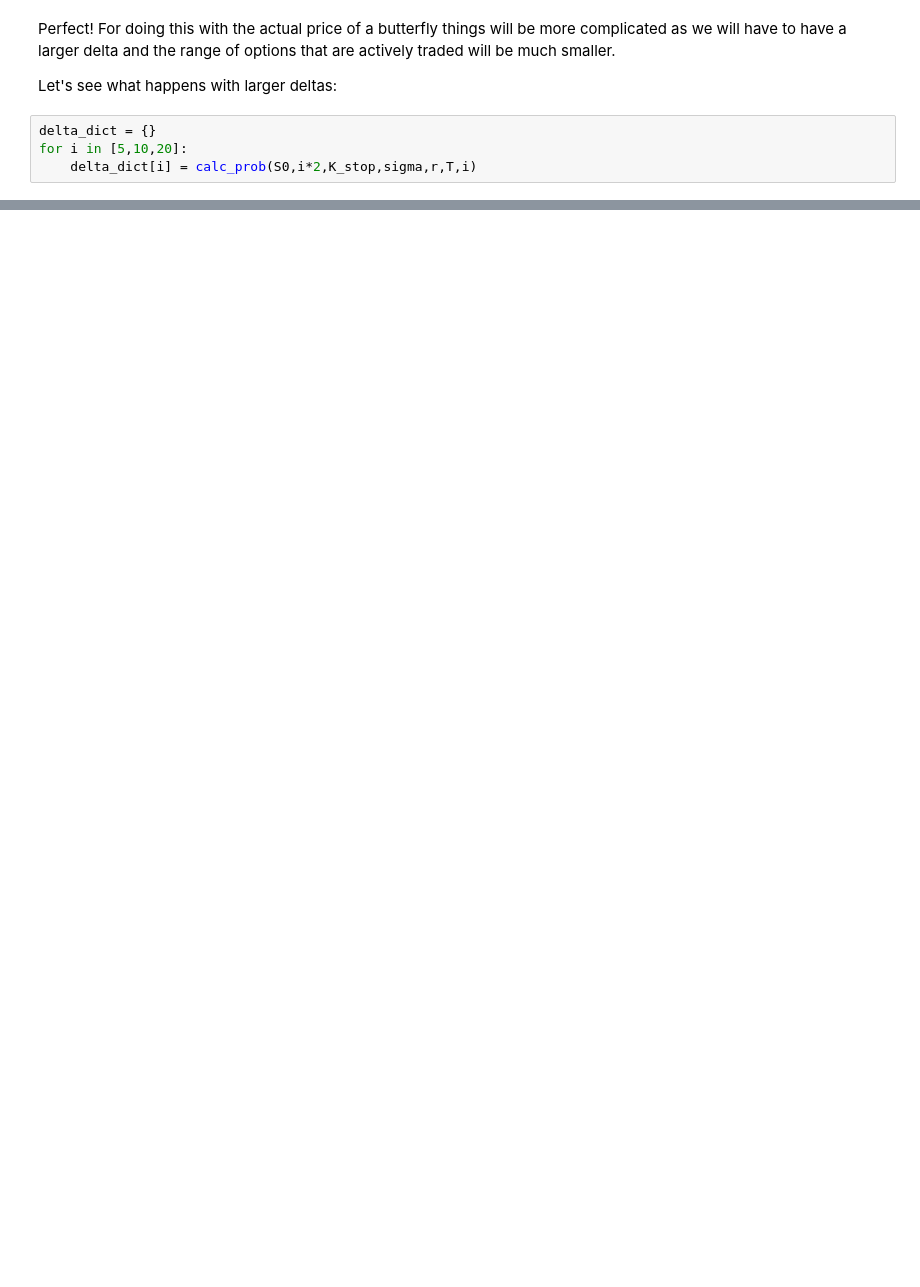
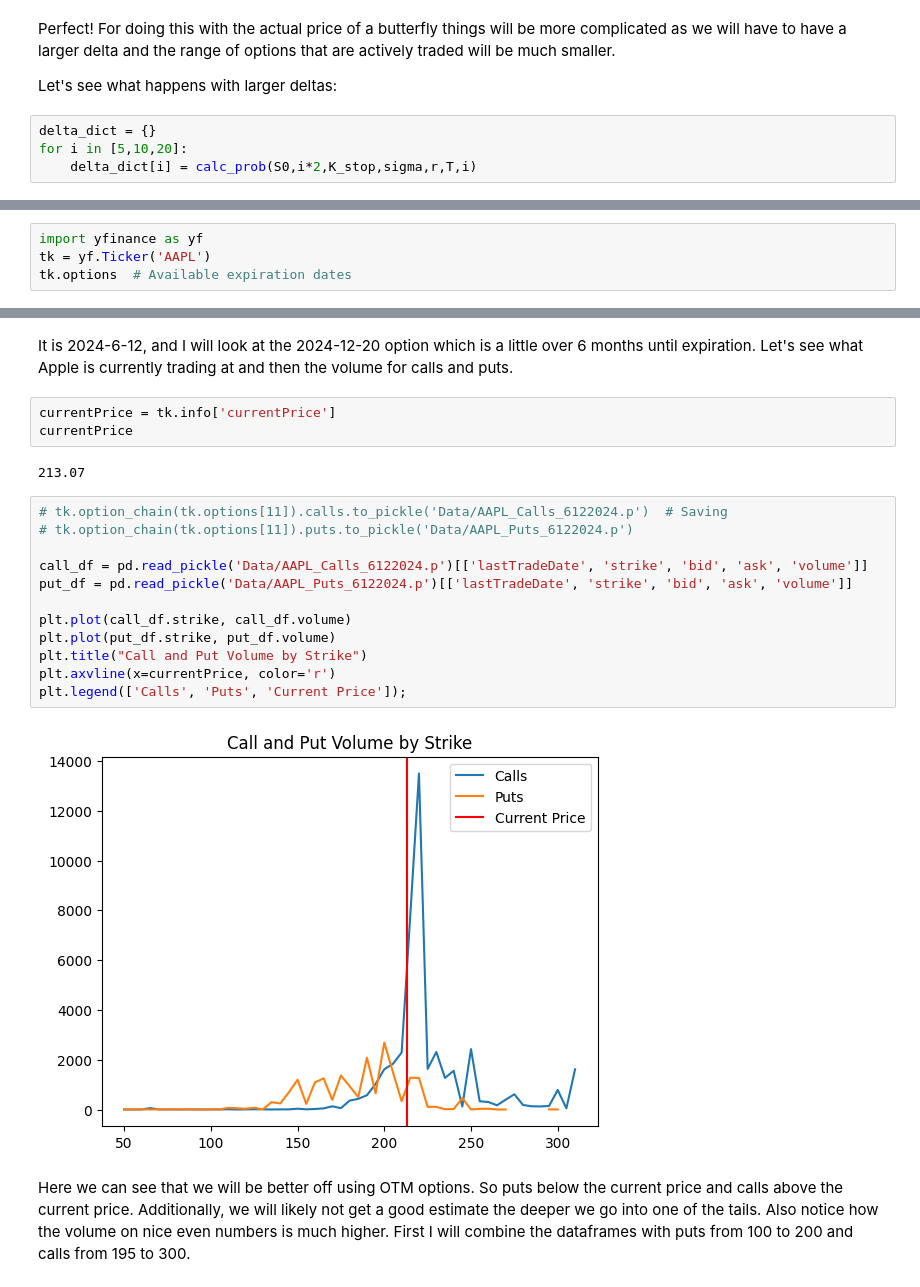
Before and after one commit to hdaniel17/options, a Jupyter notebook: implied-probability.ipynb, the cells around one changed output, grey strips where cells are left out. Cells and saved outputs as stored; diff of their text form; blank space fills up the shorter version.

Commit message:
Start to looking at AAPL

```diff
--- a/implied-probability.ipynb
+++ b/implied-probability.ipynb
@@ -174,0 +180,4 @@ plt.legend(['5 delta', '10 delta', '20 delta', 'B-S Assumed']);
+# %%
+import yfinance as yf
+tk = yf.Ticker('AAPL')
+tk.options  # Available expiration dates
@@ -174,0 +205,23 @@ plt.legend(['5 delta', '10 delta', '20 delta', 'B-S Assumed']);
+# %% [markdown]
+It is 2024-6-12, and I will look at the 2024-12-20 option which is a little over 6 months until expiration. Let's see what Apple is currently trading at and then the volume for calls and puts.
+# %%
+currentPrice = tk.info['currentPrice']
+currentPrice
+# %% [output]
+213.07
+# %%
+# tk.option_chain(tk.options[11]).calls.to_pickle('Data/AAPL_Calls_6122024.p')  # Saving
+# tk.option_chain(tk.options[11]).puts.to_pickle('Data/AAPL_Puts_6122024.p')
+
+call_df = pd.read_pickle('Data/AAPL_Calls_6122024.p')[['lastTradeDate', 'strike', 'bid', 'ask', 'volume']]
+put_df = pd.read_pickle('Data/AAPL_Puts_6122024.p')[['lastTradeDate', 'strike', 'bid', 'ask', 'volume']]
+
+plt.plot(call_df.strike, call_df.volume)
+plt.plot(put_df.strike, put_df.volume)
+plt.title("Call and Put Volume by Strike")
+plt.axvline(x=currentPrice, color='r')
+plt.legend(['Calls', 'Puts', 'Current Price']);
+# %% [output]
+[figure, added]
+# %% [markdown]
+Here we can see that we will be better off using OTM options. So puts below the current price and calls above the current price. Additionally, we will likely not get a good estimate the deeper we go into one of the tails. Also notice how the volume on nice even numbers is much higher. First I will combine the dataframes with puts from 100 to 200 and calls from 195 to 300.
```
Also changed, not shown: parts of 7 cells of this notebook.
